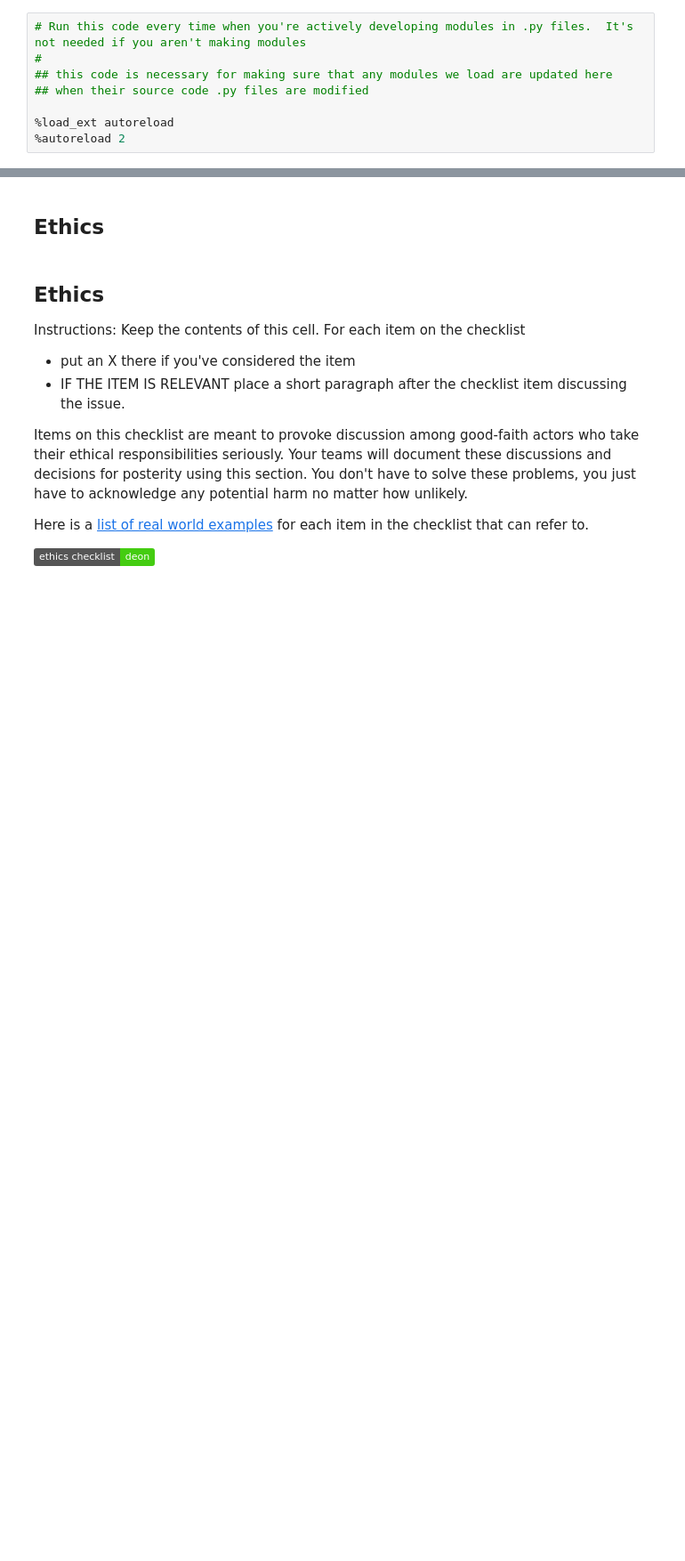
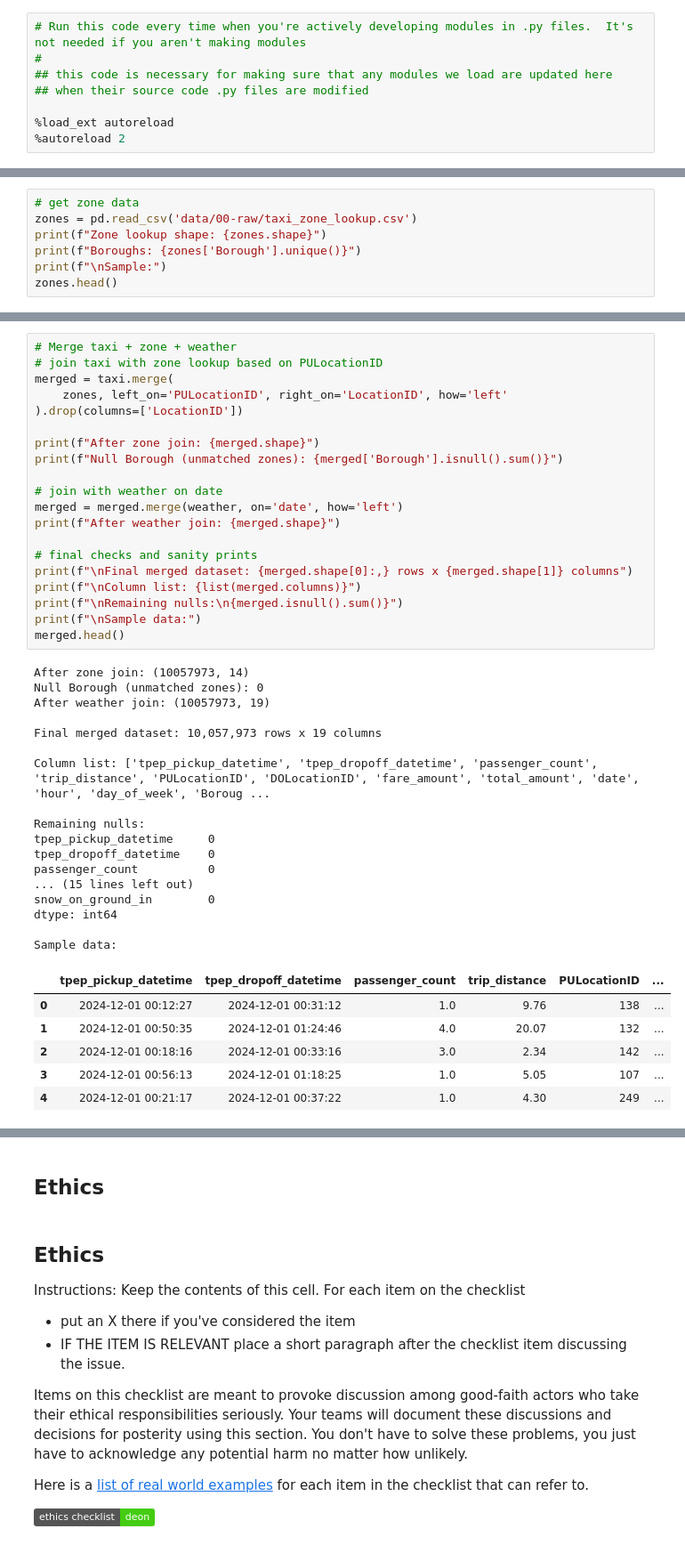
Before and after one commit to COGS108/Group062_WI26, a Jupyter notebook: 01-DataCheckpoint.ipynb, the cells around one changed output, grey strips where cells are left out. Shown at 89% size. Drawn from its saved outputs; the diff is of its cells as text; badges without logos; blank space fills up the shorter version.

```diff
--- a/01-DataCheckpoint.ipynb
+++ b/01-DataCheckpoint.ipynb
@@ -146,0 +381,7 @@ Please note that you can always keep adding more datasets in the future if these
+# %%
+# get zone data
+zones = pd.read_csv('data/00-raw/taxi_zone_lookup.csv')
+print(f"Zone lookup shape: {zones.shape}")
+print(f"Boroughs: {zones['Borough'].unique()}")
+print(f"\nSample:")
+zones.head()
@@ -146,0 +400,44 @@ Please note that you can always keep adding more datasets in the future if these
+# %%
+# Merge taxi + zone + weather
+# join taxi with zone lookup based on PULocationID
+merged = taxi.merge(
+    zones, left_on='PULocationID', right_on='LocationID', how='left'
+).drop(columns=['LocationID'])
+
+print(f"After zone join: {merged.shape}")
+print(f"Null Borough (unmatched zones): {merged['Borough'].isnull().sum()}")
+
+# join with weather on date
+merged = merged.merge(weather, on='date', how='left')
+print(f"After weather join: {merged.shape}")
+
+# final checks and sanity prints
+print(f"\nFinal merged dataset: {merged.shape[0]:,} rows x {merged.shape[1]} columns")
+print(f"\nColumn list: {list(merged.columns)}")
+print(f"\nRemaining nulls:\n{merged.isnull().sum()}")
+print(f"\nSample data:")
+merged.head()
+# %% [output]
+After zone join: (10057973, 14)
+Null Borough (unmatched zones): 0
+After weather join: (10057973, 19)
+
+Final merged dataset: 10,057,973 rows x 19 columns
+
+Column list: ['tpep_pickup_datetime', 'tpep_dropoff_datetime', 'passenger_count', 'trip_distance', 'PULocationID', 'DOLocationID', 'fare_amount', 'total_amount', 'date', 'hour', 'day_of_week', 'Boroug ...
+
+Remaining nulls:
+tpep_pickup_datetime     0
+tpep_dropoff_datetime    0
+passenger_count          0
+... (15 lines left out)
+snow_on_ground_in        0
+dtype: int64
+
+Sample data:
+|  | tpep_pickup_datetime | tpep_dropoff_datetime | passenger_count | trip_distance | PULocationID | ... |
+| 0 | 2024-12-01 00:12:27 | 2024-12-01 00:31:12 | 1.0 | 9.76 | 138 | ... |
+| 1 | 2024-12-01 00:50:35 | 2024-12-01 01:24:46 | 4.0 | 20.07 | 132 | ... |
+| 2 | 2024-12-01 00:18:16 | 2024-12-01 00:33:16 | 3.0 | 2.34 | 142 | ... |
+| 3 | 2024-12-01 00:56:13 | 2024-12-01 01:18:25 | 1.0 | 5.05 | 107 | ... |
+| 4 | 2024-12-01 00:21:17 | 2024-12-01 00:37:22 | 1.0 | 4.30 | 249 | ... |
```
Also changed, not shown: parts of 18 cells of this notebook.
